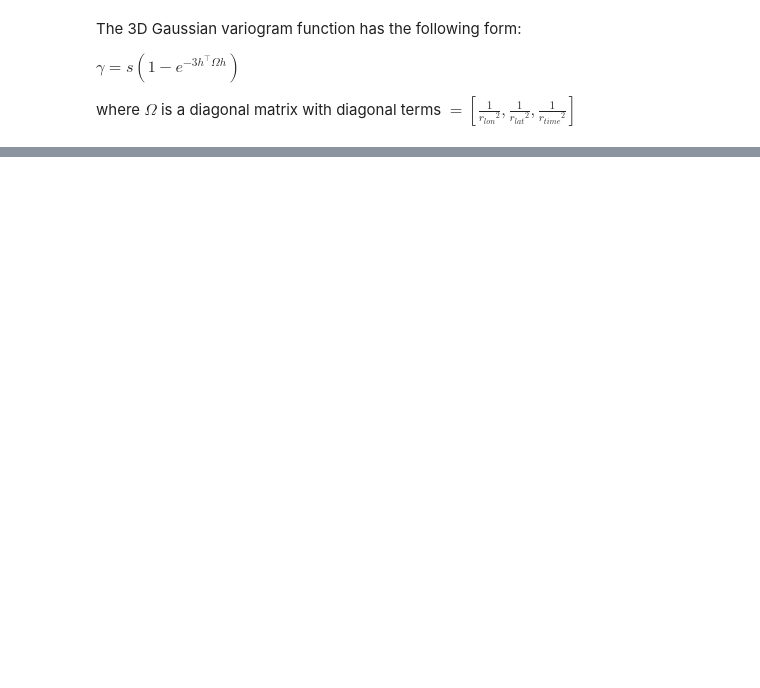
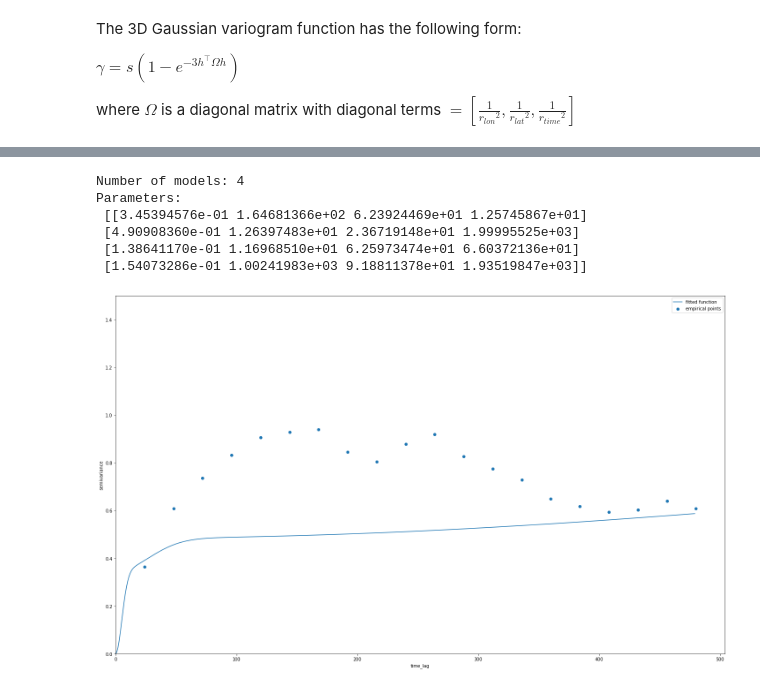
Before and after one commit to MariusWiggert/OceanPlatformControl, a Jupyter notebook: ocean_navigation_simulator/generative_error_model/notebooks/curve_fitting.ipynb, the cells around one changed output, grey strips where cells are left out. Cells and saved outputs as stored; diff of their text form; code cells hidden in the pictures; blank space fills up the shorter version.

```diff
--- a/ocean_navigation_simulator/generative_error_model/notebooks/curve_fitting.ipynb
+++ b/ocean_navigation_simulator/generative_error_model/notebooks/curve_fitting.ipynb
@@ -388,0 +196,13 @@ visualize_sliced_variogram(variogram_3d, popt, var="lon_lag")
+# %%
+%load_ext autoreload
+%autoreload 2
+
+from ocean_navigation_simulator.generative_error_model.variogram.VariogramFitting import VariogramFitting
+import numpy as np
+import pandas as pd
+import matplotlib.pyplot as plt
+
+# read in 3D variogram data
+file_path = "/home/jonas/Downloads/area4_variogram.csv"
+data = pd.read_csv(file_path)
+data
@@ -388,0 +223,17 @@ visualize_sliced_variogram(variogram_3d, popt, var="lon_lag")
+# %%
+fitted_v = VariogramFitting(data, error_var="u_semivariance")
+fitted_v.fit_model(4)
+# %% [output]
+Number of models: 4
+Parameters:
+ [[3.45394576e-01 1.64681366e+02 6.23924469e+01 1.25745867e+01]
+ [4.90908360e-01 1.26397483e+01 2.36719148e+01 1.99995525e+03]
+ [1.38641170e-01 1.16968510e+01 6.25973474e+01 6.60372136e+01]
+ [1.54073286e-01 1.00241983e+03 9.18811378e+01 1.93519847e+03]]
+# %%
+var_name = "time_lag"
+fitted_v.visualize_sliced_variogram(var=var_name)
+plt.tight_layout()
+plt.savefig(f"/home/jonas/Downloads/fitted_{var_name}.png", pad_inches=0, facecolor="white")
+# %% [output]
+[figure, added]
```
Also changed, not shown: parts of 8 cells of this notebook, 2 other files.
